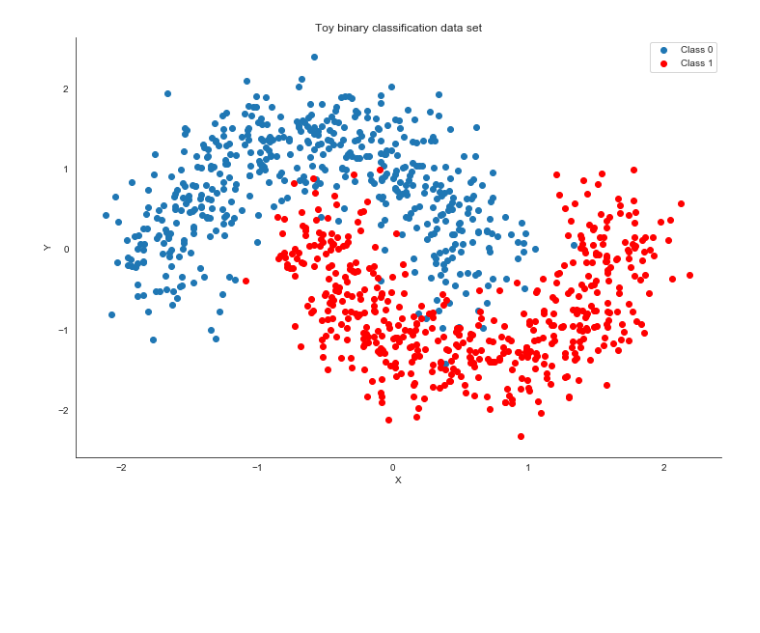
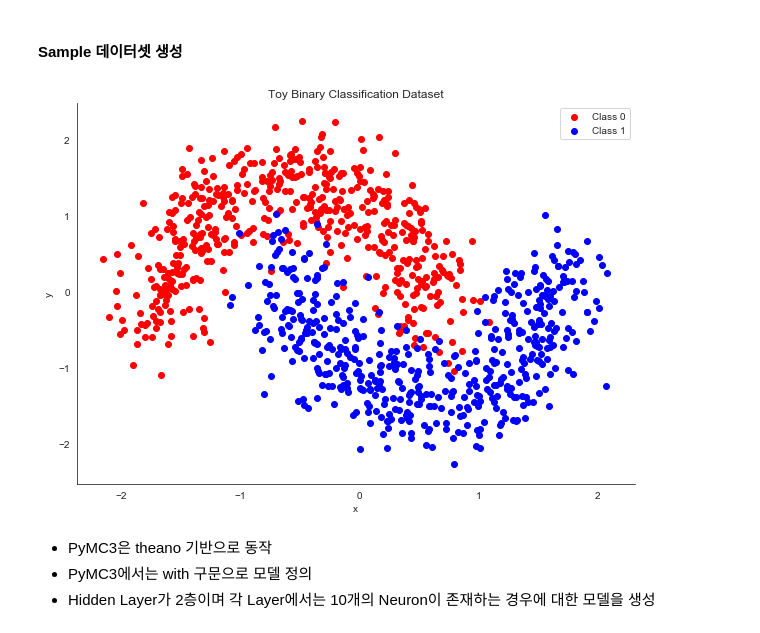
Before and after one commit to seolbluewings/Python, a Jupyter notebook: Bayesian Neural Network.ipynb, the cells around one changed output. Cells and saved outputs as stored; diff of their text form; code cells hidden in the pictures; blank space fills up the shorter version.

```diff
--- a/Bayesian Neural Network.ipynb
+++ b/Bayesian Neural Network.ipynb
@@ -22,8 +20,19 @@ X_train, X_test, Y_train, Y_test = train_test_split(X, Y, test_size=.5)
+# %% [markdown]
+#### Sample 데이터셋 생성
+# %%
+x,y = make_moons(noise=0.2, n_samples=1000, random_state = 50120057)
+x = scale(x)
+x_tr, x_ts, y_tr, y_ts = train_test_split(x, y, test_size =0.3)
 # %%
-fig, ax = plt.subplots(figsize=(12, 8))
-ax.scatter(X[Y==0, 0], X[Y==0, 1], label='Class 0')
-ax.scatter(X[Y==1, 0], X[Y==1, 1], color='r', label='Class 1')
-sns.despine(); ax.legend()
-ax.set(xlabel='X', ylabel='Y', title='Toy binary classification data set');
+fig, ax = plt.subplots(figsize = (10,7))
+ax.scatter(x[y==0,0],x[y==0,1], label = 'Class 0', color = 'r')
+ax.scatter(x[y==1,0],x[y==1,1], label = 'Class 1', color = 'b')
+sns.despine()
+ax.legend()
+ax.set(xlabel = 'x', ylabel = 'y', title = 'Toy Binary Classification Dataset');
 # %% [output]
-[figure, old version]
+[figure, new version]
+# %% [markdown]
+- PyMC3은 theano 기반으로 동작
+- PyMC3에서는 with 구문으로 모델 정의
+- Hidden Layer가 2층이며 각 Layer에서는 10개의 Neuron이 존재하는 경우에 대한 모델을 생성
```
Also changed, not shown: parts of 15 cells of this notebook.
